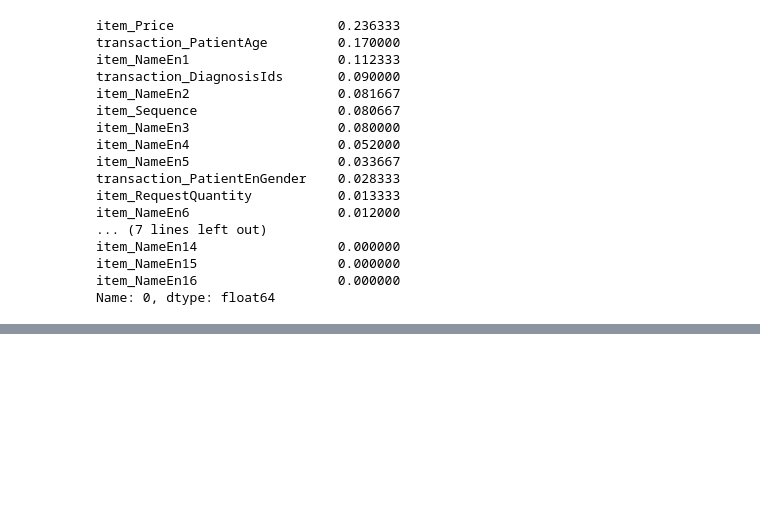
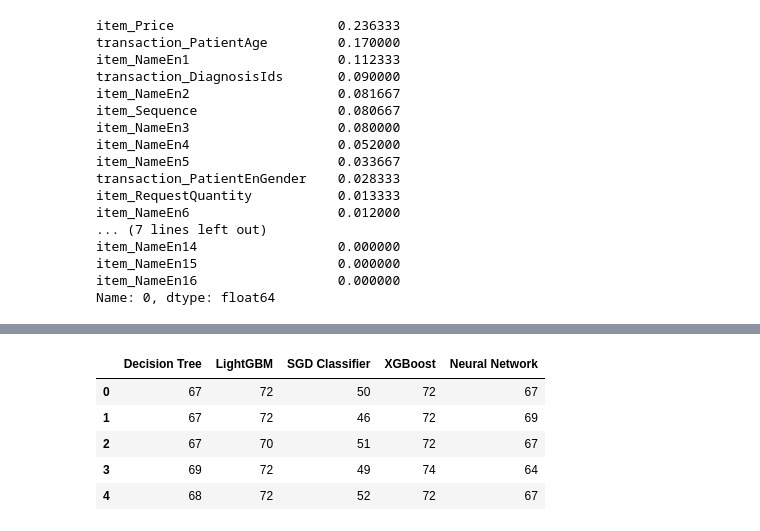
Before and after one commit to Andalusia-Data-Science-Team/Claims_Rejection, a Jupyter notebook: model_training.ipynb, the cells around one changed output, grey strips where cells are left out. Drawn from its saved outputs; the diff is of its cells as text; code cells hidden in the pictures; blank space fills up the shorter version.

Commit message:
Update modeling with K-Fold accuracy calculations

```diff
--- a/model_training.ipynb
+++ b/model_training.ipynb
@@ -172,0 +188,7 @@ Name: 0, dtype: float64
+# %%
+df_original = get_input()
+preprocessing = MergedDataPreprocessing(df_original)
+# %%
+from src.model_train import validate_folds
+
+df_acc = validate_folds(df_original)
@@ -172,0 +321,9 @@ Name: 0, dtype: float64
+# %%
+df_acc
+# %% [output]
+|  | Decision Tree | LightGBM | SGD Classifier | XGBoost | Neural Network |
+| 0 | 67 | 72 | 50 | 72 | 67 |
+| 1 | 67 | 72 | 46 | 72 | 69 |
+| 2 | 67 | 70 | 51 | 72 | 67 |
+| 3 | 69 | 72 | 49 | 74 | 64 |
+| 4 | 68 | 72 | 52 | 72 | 67 |
```
Also changed, not shown: parts of 20 cells of this notebook, 3 other files.
